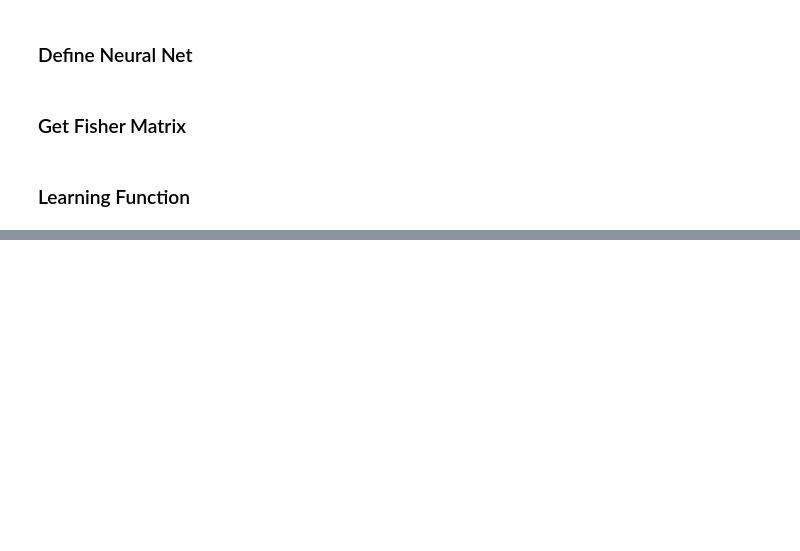
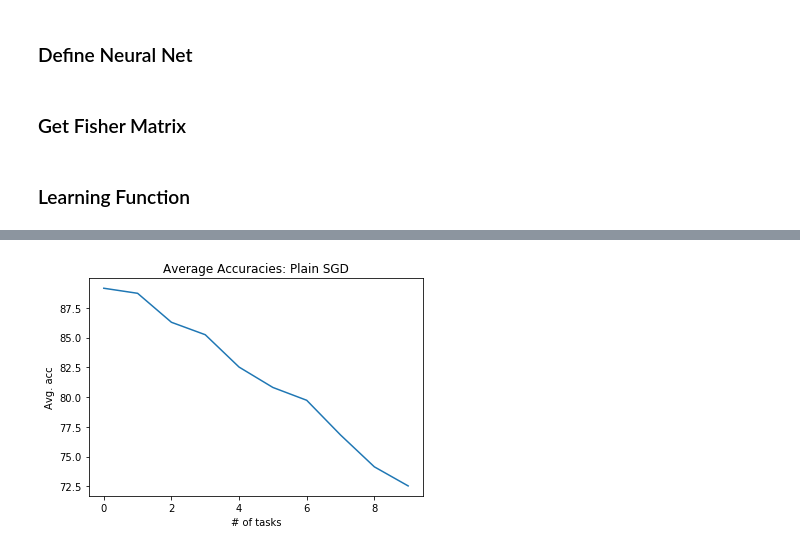
Before and after one commit to hursung1/grad_project, a Jupyter notebook: MNIST_Continual_Learning_Final.ipynb, the cells around one changed output, grey strips where cells are left out. Cells and saved outputs as stored; diff of their text form; code cells hidden in the pictures; blank space fills up the shorter version.

```diff
--- a/MNIST_Continual_Learning_Final.ipynb
+++ b/MNIST_Continual_Learning_Final.ipynb
@@ -114,14 +111,12 @@ class NeuralNet(nn.Module):
 # %%
 def fisher(net, data_loader, task):
     fisher_mat = []
-    #start_time = time.time()
     for i in range(task):
-        #data = train_loader[task].dataset.__getitem__(task - i)[0]
         for n, data in enumerate(data_loader[i]):
-            data_ = data[0]
-            break
+            if(n == task-i-1):
+                data_ = data[0]
+                break
 
-        #print(data.size())
         if torch.cuda.is_available():
             data_ = data_.cuda()
 
@@ -143,7 +138,6 @@ def fisher(net, data_loader, task):
                 fisher_mat_per_task[n].data += p.grad.data ** 2 / len(data_)
 
         fisher_mat.append({n : p for n, p in fisher_mat_per_task.items()})
-        #print("Time: %.3f" %(time.time() - start_time))
     return fisher_mat
 
 ############################################################################
@@ -172,7 +166,7 @@ def fisher(net, data_loader, task):
 # %% [markdown]
 ### Learning Function
 # %%
-def Continual_Learning(net, optimizer, num_tasks, reg_coef, learn_mode = 0):
+def Learning_Function(net, optimizer, num_tasks, reg_coef, learn_mode = 0):
     if learn_mode > 2 or learn_mode < 0:
         print("Learn mode Error\nplain: 0\tpenalty with L2 distance: 1\tpenalty with ewc: 2")
         return False
@@ -190,16 +184,7 @@ def Continual_Learning(net, optimizer, num_tasks, reg_coef, learn_mode = 0):
         # Get Fisher Matrix
         if len(params_per_tasks) != 0 and learn_mode == 2:
             fisher_mat = fisher(net, train_loader, task)
-            '''
-            for j in range(task):
-                for i, data in enumerate(train_loader[task]):
-                    inputs = data[0]
-                    if torch.cuda.is_available():
-                        inputs = inputs.cuda()
-                    #print(inputs.size())
-                    fisher_mat.append(fisher(net, inputs))
-                    break
-            '''
+
         # Train for each task
         for epoch in range(num_epochs):
             for i, data in enumerate(train_loader[task]):
@@ -359,0 +280,9 @@ KeyboardInterrupt: ignored
+# %%
+def Plain_SGD_Learning(learning_rate, num_task):
+    net = NeuralNet()
+    if torch.cuda.is_available():
+        print("Use GPU")
+        net.cuda()
+
+    optimizer = optim.SGD(net.parameters(), lr=learning_rate)
+    return Learning_Function(net, optimizer, num_task, reg_coef=1, learn_mode=0)
@@ -394,0 +323,5 @@ plt.show()
+# %%
+learning_rate = 1e-3
+num_task = 10
+
+SGD_acc = Plain_SGD_Learning(learning_rate, num_task)
@@ -394,0 +355,9 @@ plt.show()
+# %%
+x, y = list(SGD_acc.keys()), list(SGD_acc.values())
+plt.xlabel("# of tasks")
+plt.ylabel("Avg. acc")
+plt.title("Average Accuracies: Plain SGD")
+plt.plot(x, y)
+plt.show()
+# %% [output]
+[figure, added]
```
Also changed, not shown: parts of 12 cells of this notebook.
